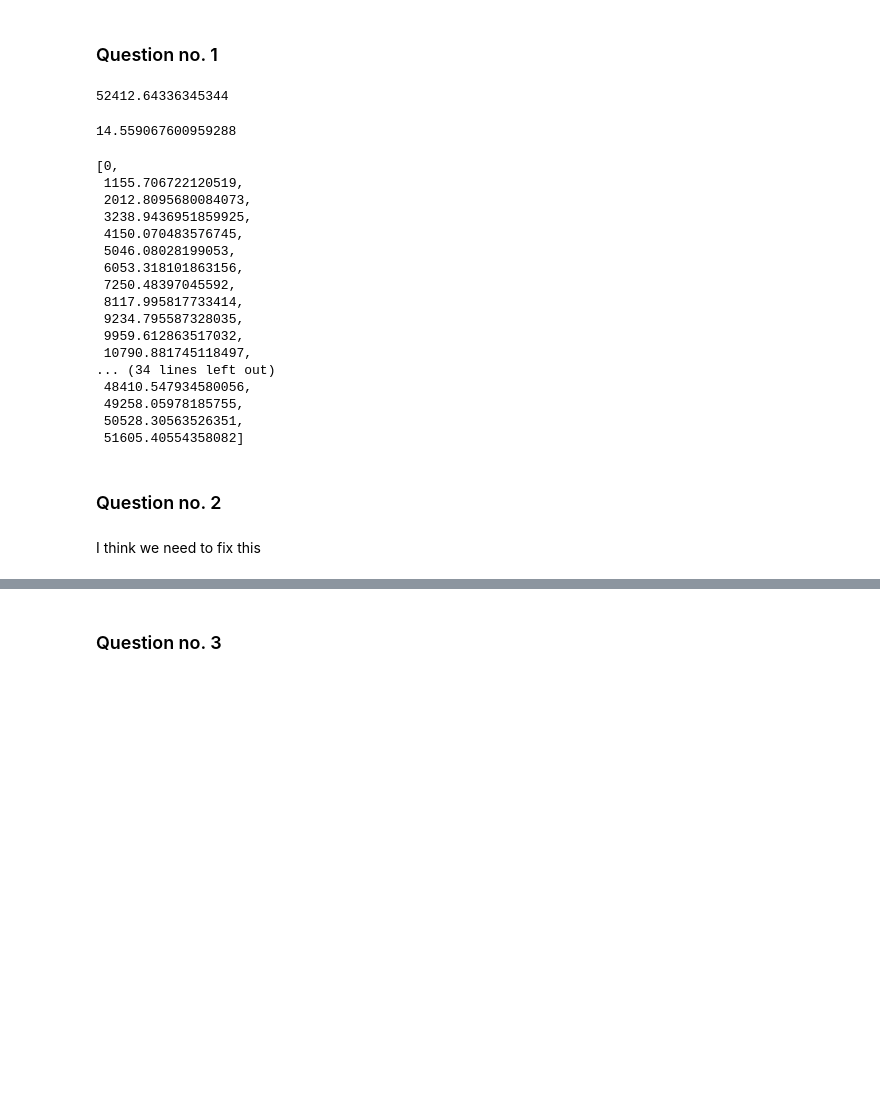
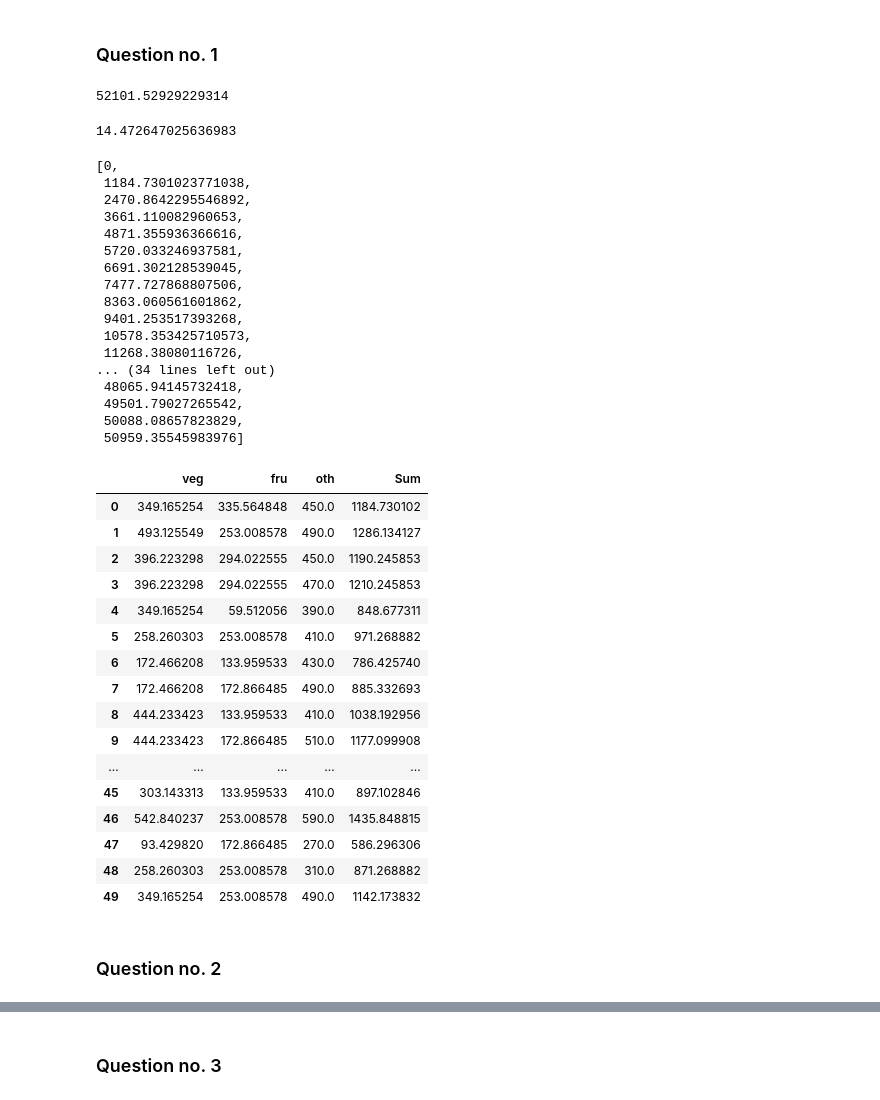
Before and after one commit to daniellepidt/online-supermarket, a Jupyter notebook: 7_אלמוג_דניאל_ניר_שני.ipynb, the cells around one changed output, grey strips where cells are left out. Cells and saved outputs as stored; diff of their text form; code cells hidden in the pictures; blank space fills up the shorter version.

```diff
--- a/7_אלמוג_דניאל_ניר_שני.ipynb
+++ b/7_אלמוג_דניאל_ניר_שני.ipynb
@@ -109,44 +109,64 @@ t_prev = 0
 for j in range(J):
     if m_df[1][j] > 0 or m_df[2][j] > 0:
         schedule[j] += t_now
+        t_prev = t_now
         if m_df[1][j] > 0:
             t_now += t_df["veg"][j]
         if m_df[2][j] > 0:
             t_now += t_df["fru"][j]
         if m_df[3][j] > 0:
             t_now += len_pass + t_df["oth"][j]
+        t_df["Sum"][j] = t_now - t_prev
         c[j] = t_now
     else:
         t_now += t_df["oth"][j]
         c[j] = t_now
 print(max(c))
 # %% [output]
-52412.64336345344
+52101.52929229314
 # %%
 max(c)/(60*60)
 # %% [output]
-14.559067600959288
+14.472647025636983
 # %%
 schedule
 # %% [output]
 [0,
- 1155.706722120519,
- 2012.8095680084073,
- 3238.9436951859925,
- 4150.070483576745,
- 5046.08028199053,
- 6053.318101863156,
- 7250.48397045592,
- 8117.995817733414,
- 9234.795587328035,
- 9959.612863517032,
- 10790.881745118497,
+ 1184.7301023771038,
+ 2470.8642295546892,
+ 3661.110082960653,
+ 4871.355936366616,
+ 5720.033246937581,
+ 6691.302128539045,
+ 7477.727868807506,
+ 8363.060561601862,
+ 9401.253517393268,
+ 10578.353425710573,
+ 11268.38080116726,
 ... (34 lines left out)
- 48410.547934580056,
- 49258.05978185755,
- 50528.30563526351,
- 51605.40554358082]
+ 48065.94145732418,
+ 49501.79027265542,
+ 50088.08657823829,
+ 50959.35545983976]
+# %%
+t_df
+# %% [output]
+|  | veg | fru | oth | Sum |
+| 0 | 349.165254 | 335.564848 | 450.0 | 1184.730102 |
+| 1 | 493.125549 | 253.008578 | 490.0 | 1286.134127 |
+| 2 | 396.223298 | 294.022555 | 450.0 | 1190.245853 |
+| 3 | 396.223298 | 294.022555 | 470.0 | 1210.245853 |
+| 4 | 349.165254 | 59.512056 | 390.0 | 848.677311 |
+| 5 | 258.260303 | 253.008578 | 410.0 | 971.268882 |
+| 6 | 172.466208 | 133.959533 | 430.0 | 786.425740 |
+| 7 | 172.466208 | 172.866485 | 490.0 | 885.332693 |
+| 8 | 444.233423 | 133.959533 | 410.0 | 1038.192956 |
+| 9 | 444.233423 | 172.866485 | 510.0 | 1177.099908 |
+| ... | ... | ... | ... | ... |
+| 45 | 303.143313 | 133.959533 | 410.0 | 897.102846 |
+| 46 | 542.840237 | 253.008578 | 590.0 | 1435.848815 |
+| 47 | 93.429820 | 172.866485 | 270.0 | 586.296306 |
+| 48 | 258.260303 | 253.008578 | 310.0 | 871.268882 |
+| 49 | 349.165254 | 253.008578 | 490.0 | 1142.173832 |
 # %% [markdown]
 ### Question no. 2
-# %% [markdown]
-I think we need to fix this
```
Also changed, not shown: parts of 14 cells of this notebook.
